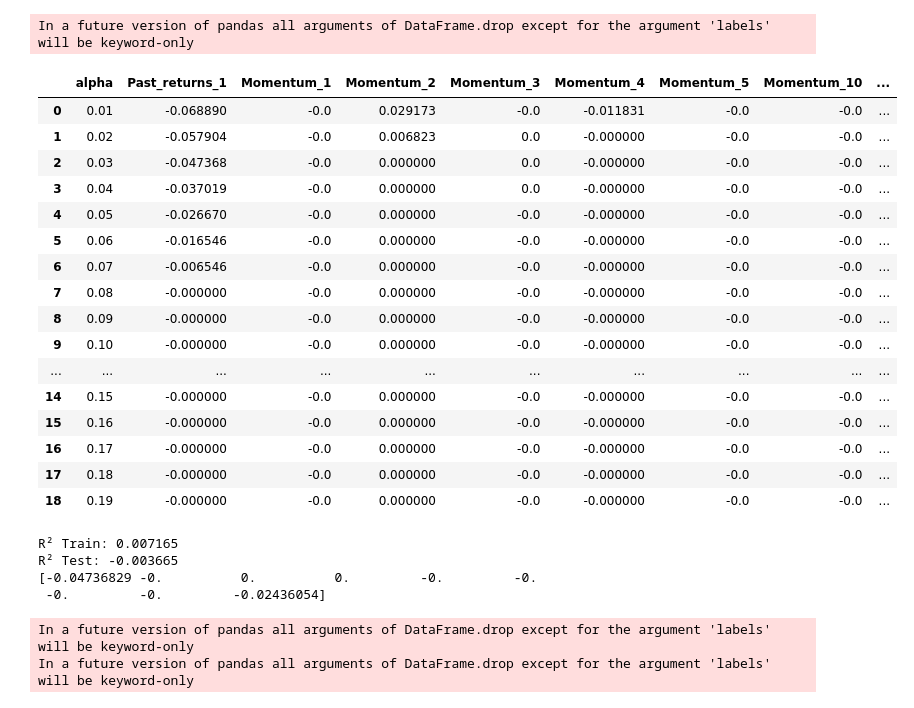
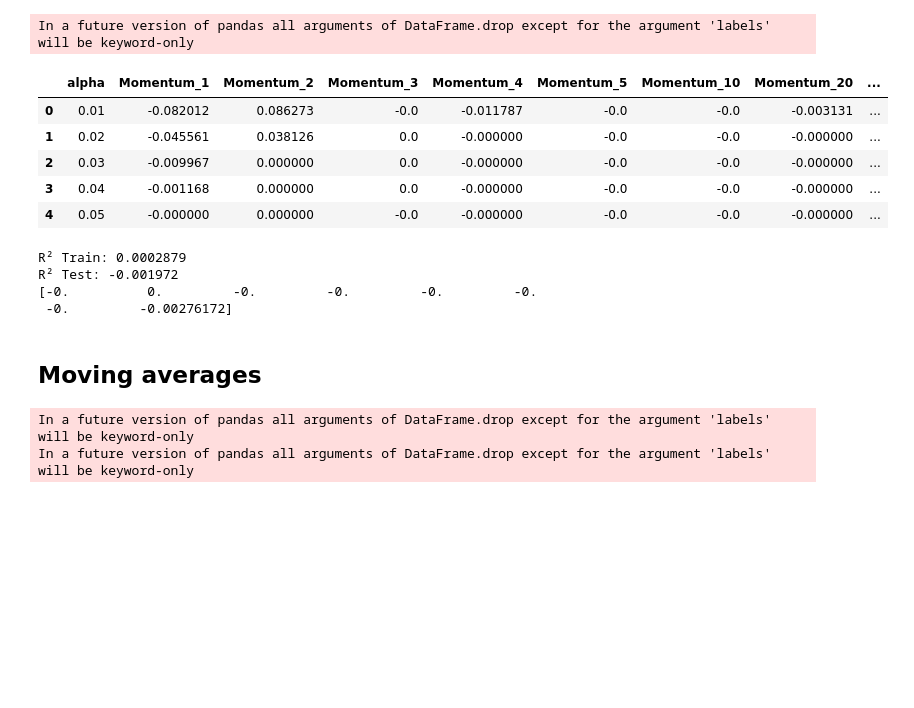
Before and after one commit to angelohomen/CQF_tests, a Jupyter notebook: [CQF] Exam_three/Exam_three_solution.ipynb, the cells around one changed output. Saved outputs shown, nothing was run; the diff lists cells and outputs as text; code cells hidden in the pictures; blank space fills up the shorter version.

```diff
--- a/[CQF] Exam_three/Exam_three_solution.ipynb
+++ b/[CQF] Exam_three/Exam_three_solution.ipynb
@@ -203,13 +215,11 @@ R² Test: -0.003662
 # %%
-# So, the next experiment we'll use only the Past Returns of 1 day with Momentum
-past_ret_mom_df = feat_df.drop(['Sign', 'O - C', 'H - L', 'Past_returns_2', 'Past_returns_3', 'Past_returns_4',
+past_ret_mom_df = feat_df.drop(['Sign', 'O - C', 'H - L', 'Past_returns_1', 'Past_returns_2', 'Past_returns_3', 'Past_returns_4',
                                 'Past_returns_5', 'Past_returns_10', 'Past_returns_20', 'Past_returns_50',
                                 'SMA_2', 'SMA_3', 'SMA_5', 'SMA_10', 'SMA_20', 'SMA_50', 'EMA'], 1)
 
 past_ret_mom_df = past_ret_mom_df.dropna()
 shifted_signs = pd.DataFrame(df['Sign'].shift(-1)).dropna()
 
-# Match X and Y rows
 merge_rows_2 = past_ret_mom_df.merge(shifted_signs, how='inner', on='Date')
 
 X = merge_rows_2.drop(['Sign'], 1)
@@ -218,43 +228,42 @@ Y = merge_rows_2['Sign'].ravel().astype(float)
 In a future version of pandas all arguments of DataFrame.drop except for the argument 'labels' will be keyword-only
 In a future version of pandas all arguments of DataFrame.drop except for the argument 'labels' will be keyword-only
 # %%
-alpha_df_2, alpha_value_2 = mlt.alpha_value(X, Y, 1, 20, 1, 2)
+alpha_df_mom, alpha_value_mom = mlt.alpha_value(X, Y, 1, 20, 1, 1)
 # %% [output]
 In a future version of pandas all arguments of DataFrame.drop except for the argument 'labels' will be keyword-only
 # %%
-alpha_df_2
+alpha_df_mom.head()
 # %% [output]
-|  | alpha | Past_returns_1 | Momentum_1 | Momentum_2 | Momentum_3 | Momentum_4 | Momentum_5 | Momentum_10 | ... |
-| 0 | 0.01 | -0.068890 | -0.0 | 0.029173 | -0.0 | -0.011831 | -0.0 | -0.0 | ... |
-| 1 | 0.02 | -0.057904 | -0.0 | 0.006823 | 0.0 | -0.000000 | -0.0 | -0.0 | ... |
-| 2 | 0.03 | -0.047368 | -0.0 | 0.000000 | 0.0 | -0.000000 | -0.0 | -0.0 | ... |
-| 3 | 0.04 | -0.037019 | -0.0 | 0.000000 | 0.0 | -0.000000 | -0.0 | -0.0 | ... |
-| 4 | 0.05 | -0.026670 | -0.0 | 0.000000 | -0.0 | -0.000000 | -0.0 | -0.0 | ... |
-| 5 | 0.06 | -0.016546 | -0.0 | 0.000000 | -0.0 | -0.000000 | -0.0 | -0.0 | ... |
-| 6 | 0.07 | -0.006546 | -0.0 | 0.000000 | -0.0 | -0.000000 | -0.0 | -0.0 | ... |
-| 7 | 0.08 | -0.000000 | -0.0 | 0.000000 | -0.0 | -0.000000 | -0.0 | -0.0 | ... |
-| 8 | 0.09 | -0.000000 | -0.0 | 0.000000 | -0.0 | -0.000000 | -0.0 | -0.0 | ... |
-| 9 | 0.10 | -0.000000 | -0.0 | 0.000000 | -0.0 | -0.000000 | -0.0 | -0.0 | ... |
-| ... | ... | ... | ... | ... | ... | ... | ... | ... | ... |
-| 14 | 0.15 | -0.000000 | -0.0 | 0.000000 | -0.0 | -0.000000 | -0.0 | -0.0 | ... |
-| 15 | 0.16 | -0.000000 | -0.0 | 0.000000 | -0.0 | -0.000000 | -0.0 | -0.0 | ... |
-| 16 | 0.17 | -0.000000 | -0.0 | 0.000000 | -0.0 | -0.000000 | -0.0 | -0.0 | ... |
-| 17 | 0.18 | -0.000000 | -0.0 | 0.000000 | -0.0 | -0.000000 | -0.0 | -0.0 | ... |
-| 18 | 0.19 | -0.000000 | -0.0 | 0.000000 | -0.0 | -0.000000 | -0.0 | -0.0 | ... |
+|  | alpha | Momentum_1 | Momentum_2 | Momentum_3 | Momentum_4 | Momentum_5 | Momentum_10 | Momentum_20 | ... |
+| 0 | 0.01 | -0.082012 | 0.086273 | -0.0 | -0.011787 | -0.0 | -0.0 | -0.003131 | ... |
+| 1 | 0.02 | -0.045561 | 0.038126 | 0.0 | -0.000000 | -0.0 | -0.0 | -0.000000 | ... |
+| 2 | 0.03 | -0.009967 | 0.000000 | 0.0 | -0.000000 | -0.0 | -0.0 | -0.000000 | ... |
+| 3 | 0.04 | -0.001168 | 0.000000 | 0.0 | -0.000000 | -0.0 | -0.0 | -0.000000 | ... |
+| 4 | 0.05 | -0.000000 | 0.000000 | -0.0 | -0.000000 | -0.0 | -0.0 | -0.000000 | ... |
 # %%
-# Using Lasso to estimate the best Past returns and momentum to use at the model
-laso = Pipeline([('scaler', StandardScaler()), ('regressor', Lasso(alpha=alpha_value_2))])
+laso = Pipeline([('scaler', StandardScaler()), ('regressor', Lasso(alpha=alpha_value_mom))])
 
 X_train, X_test, y_train, y_test = train_test_split(X, Y, test_size=0.2, random_state=0)
 
 laso.fit(X_train, y_train)
 
+mom_df = pd.DataFrame(laso['regressor'].coef_).T
+mom_df.columns = alpha_df_mom.iloc[:,1:].columns
+
+for col in mom_df:
+    for row in range(0, len(mom_df), 1):
+        if mom_df[col][row]:
+            selected_features.append(col)
+            break
+
 print(f'R² Train: {laso.score(X_train, y_train):0.4}')
 print(f'R² Test: {laso.score(X_test, y_test):0.4}')
 print(laso['regressor'].coef_)
 # %% [output]
-R² Train: 0.007165
-R² Test: -0.003665
-[-0.04736829 -0.          0.          0.         -0.         -0.
- -0.         -0.         -0.02436054]
+R² Train: 0.0002879
+R² Test: -0.001972
+[-0.          0.         -0.         -0.         -0.         -0.
+ -0.         -0.00276172]
+# %% [markdown]
+## Moving averages
 # %%
```
Also changed, not shown: parts of 36 cells of this notebook, 1 other file.
